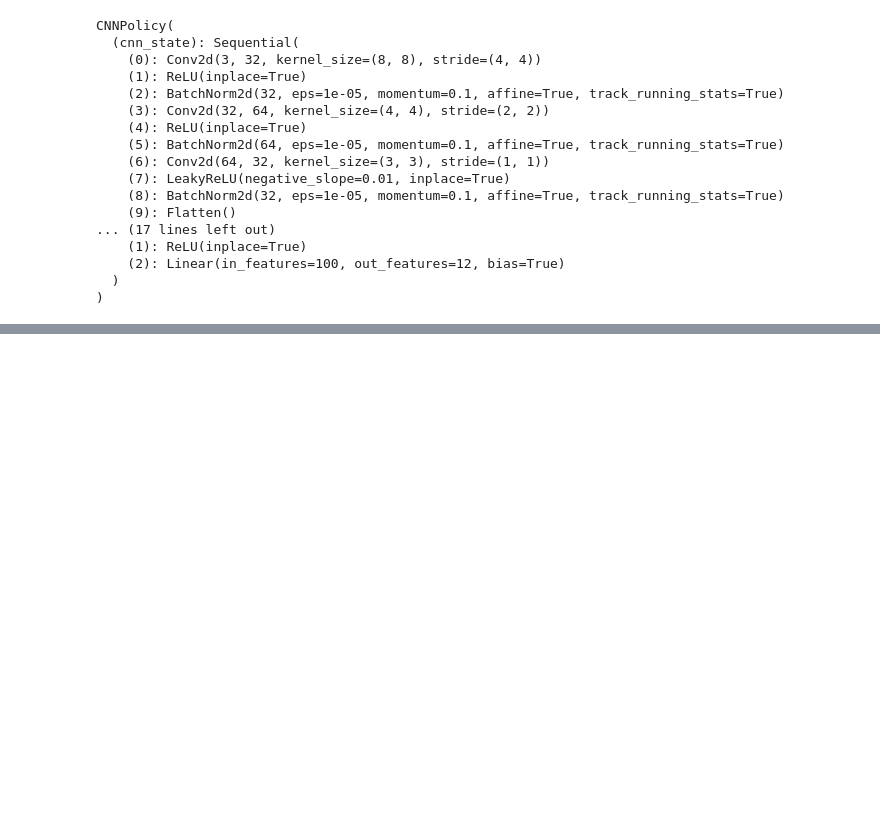
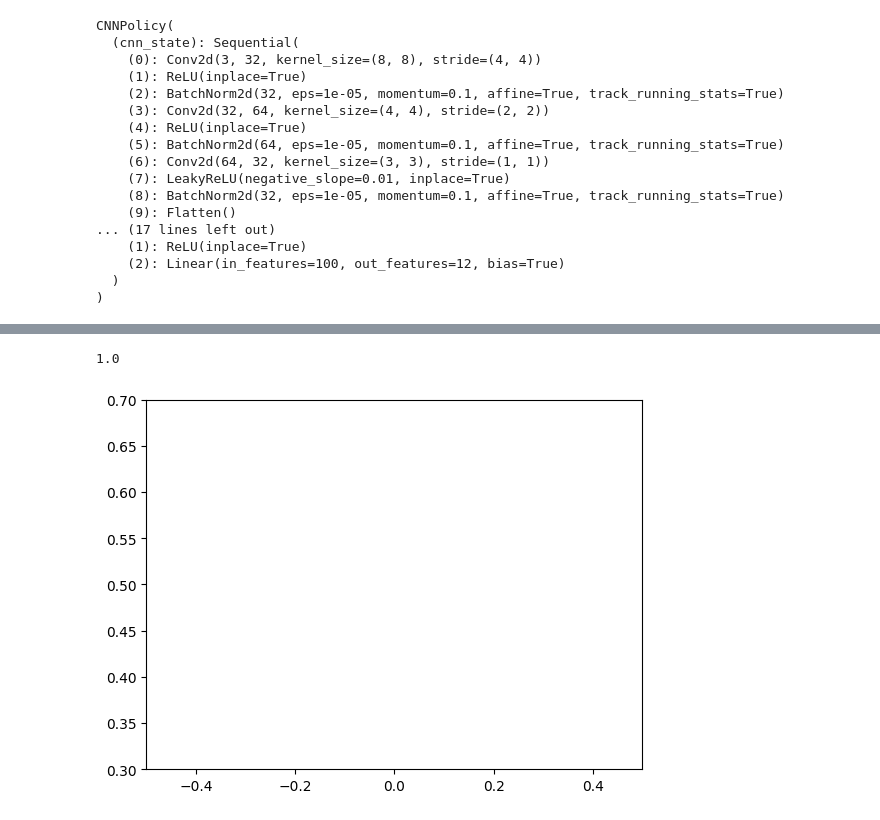
Before and after one commit to andipeng/align-lang, a Jupyter notebook: policy_experiments/mask_policy.ipynb, the cells around one changed output, grey strips where cells are left out. Saved outputs shown, nothing was run; the diff lists cells and outputs as text; code cells hidden in the pictures; blank space fills up the shorter version.

```diff
--- a/policy_experiments/mask_policy.ipynb
+++ b/policy_experiments/mask_policy.ipynb
@@ -194,19 +194,19 @@ def gen_trajs(env, num_trajs, task_name, task_kwargs):
 # %%
 task_name = 'visual_manipulation'
 #task_kwargs=PARTITION_TO_SPECS["train"][task_name]
-task_kwargs = { 'num_dragged_obj': 1,
+task_kwargs = {'num_dragged_obj': 1,
      'num_base_obj': 1,
-     'num_other_obj': 0,
-     'dragged_obj_loc': [2],
-     'base_obj_loc': [1,3,4],
-     'third_obj_loc' : [4],
+     'num_other_obj': 1,
+     'dragged_obj_loc': [3],
+     'base_obj_loc': [2],
+     'third_obj_loc' : [1],
      'fourth_obj_loc' : [3],
-     'possible_dragged_obj': ['flower'],
-     'possible_dragged_obj_texture': ['red','blue'],
-     'possible_base_obj': ['bowl'],
-     'possible_base_obj_texture': ['wooden'],
-     'possible_third_obj': ['pan'],
-     'possible_third_obj_texture': ['dark green'],
+     'possible_dragged_obj': ['pan'],
+     'possible_dragged_obj_texture': ['plastic'],
+     'possible_base_obj': ['square'],
+     'possible_base_obj_texture': ['red'],
+     'possible_third_obj': ['bowl'],
+     'possible_third_obj_texture': ['blue'],
      'possible_fourth_obj': ['pentagon'],
      'possible_fourth_obj_texture': ['blue']}
 #record_gui=True, display_debug_window=True, hide_arm_rgb=False
@@ -329,5 +343,5 @@ env = vima_bench.make(task_name=task_name,task_kwargs=None,hide_arm_rgb=False,re
 # %%
-oracle = True
+oracle = False
 
 if oracle:
     task = env.task
@@ -337,7 +351,7 @@ else:
     policy.eval()
 
 obj_to_remove = None#['base']
-num_test_trajs = 1
+num_test_trajs = 3
 video = True
 
 plt.xlim(-0.5, 0.5)
@@ -354,7 +368,7 @@ for i in tqdm(range(num_test_trajs)):
     if video:
         video_name = str(i)
         env.start_rec(video_name)
-    for step in range(3):
+    for step in range(1):
         if oracle:
             oracle_action = oracle_fn.act(obs)
             # clip action
@@ -383,37 +397,34 @@ for i in tqdm(range(num_test_trajs)):
             state = torch.Tensor(top_obs[None]).to(device)
             target_state = torch.Tensor(segm_obs[None]).to(device)
             action = policy(state, target_state).cpu().detach().numpy()[0]
 
             rollouts['actions'].append(action)
             rollouts['action_starts'].append(action[0:2].copy())
             rollouts['action_ends'].append(action[6:8].copy())
             obs, _, done, info = env.step(action=reconstruct_act(action), skip_oracle=False)
+            segm = obs['segm']['top']
 
         if done:
             successes.append(1)
         else:
             successes.append(0)
 
     if video:
         env.end_rec()
 
     top_obs = obs['rgb']['top']
     top_obs = np.rollaxis(top_obs,0,3)
 
     if obj_to_remove is not None:
         segm = obs['segm']['top']
         top_obs = remove_obj(segm, top_obs, obj_removed)
 
     im = Image.fromarray(top_obs)
     im.save('rollouts/'+str(i)+"/"+str(step+1)+'.jpg')
 
 env.close()
 
-#if not oracle:
-#    plt.scatter(np.array(rollouts['true_starts'])[:, 1], np.array(rollouts['true_starts'])[:, 0], marker='o', color='g', label='gt starts')
-#    plt.scatter(np.array(rollouts['true_ends'])[:, 1], np.array(rollouts['true_ends'])[:, 0], marker='x', color='g', label='gt ends')
-#    plt.scatter(np.array(rollouts['action_starts'])[:, 1], np.array(rollouts['action_starts'])[:, 0], marker='o', color='r', label='rollout starts')
-#    plt.scatter(np.array(rollouts['action_ends'])[:, 1], np.array(rollouts['action_ends'])[:, 0], marker='x', color='r', label='rollout ends')
-#    plt.gca().invert_yaxis()
-#    plt.legend()
 print(sum(successes)/len(successes))
+# %% [output]
+1.0
+[figure, added]
```
Also changed, not shown: parts of 6 cells of this notebook, 40 other files.
